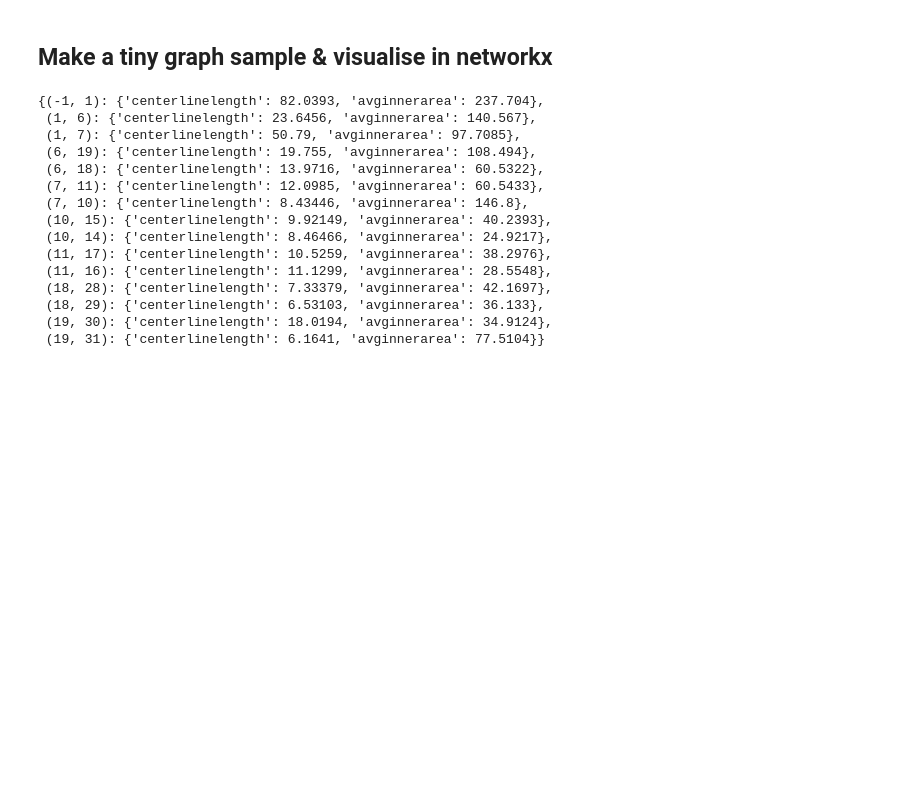
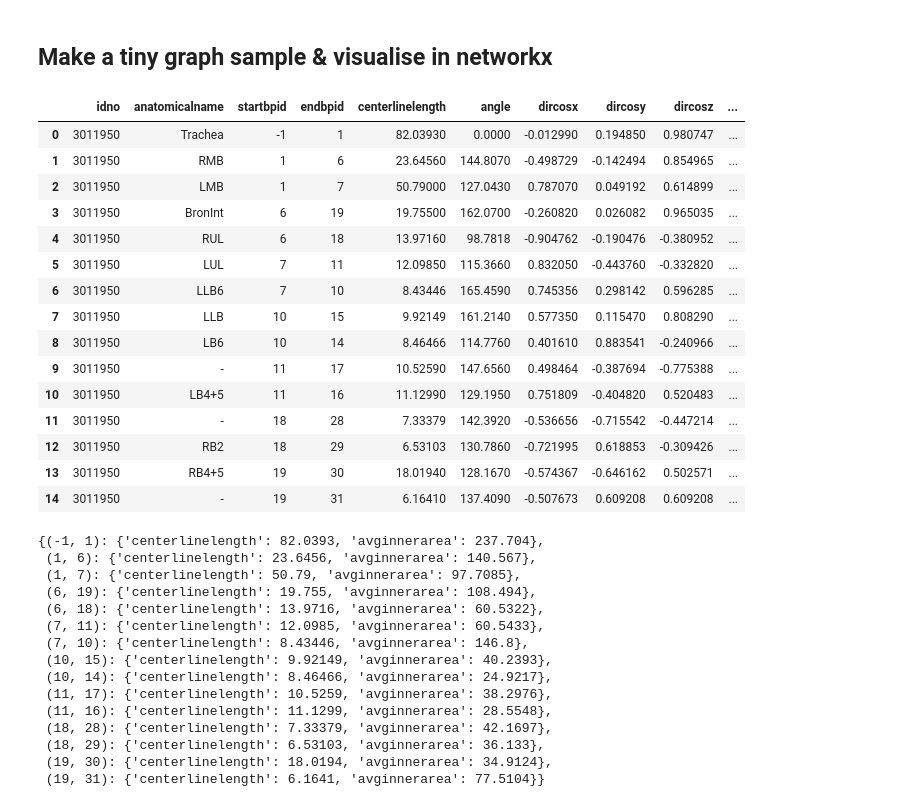
Before and after one commit to s-n-naik/airway_exploration, a Jupyter notebook: graph_test.ipynb, the cells around one changed output. Saved outputs shown, nothing was run; the diff lists cells and outputs as text; code cells hidden in the pictures; blank space fills up the shorter version.

```diff
--- a/graph_test.ipynb
+++ b/graph_test.ipynb
@@ -124,9 +124,29 @@ memory usage: 8.9+ MB
 single_test = pilot_df[(pilot_df.idno ==3011950) & (pilot_df.weibel_generation <= 3)].copy().reset_index().drop(columns='index')
 single_test.fillna(0, inplace=True)
 # %%
-single_test['x'] = (single_test.centerlinelength*single_test.dircosx).cumsum()
-single_test['y'] = (single_test.centerlinelength*single_test.dircosy).cumsum()
-single_test['z'] = (single_test.centerlinelength*single_test.dircosz).cumsum()
+# NODE FEATURES ARE WRONG!!!
+single_test['x_diff'] = (single_test.centerlinelength*single_test.dircosx)
+single_test['y_diff'] = (single_test.centerlinelength*single_test.dircosy)
+single_test['z_diff'] = (single_test.centerlinelength*single_test.dircosz)
+
+single_test
+# %% [output]
+|  | idno | anatomicalname | startbpid | endbpid | centerlinelength | angle | dircosx | dircosy | dircosz | ... |
+| 0 | 3011950 | Trachea | -1 | 1 | 82.03930 | 0.0000 | -0.012990 | 0.194850 | 0.980747 | ... |
+| 1 | 3011950 | RMB | 1 | 6 | 23.64560 | 144.8070 | -0.498729 | -0.142494 | 0.854965 | ... |
+| 2 | 3011950 | LMB | 1 | 7 | 50.79000 | 127.0430 | 0.787070 | 0.049192 | 0.614899 | ... |
+| 3 | 3011950 | BronInt | 6 | 19 | 19.75500 | 162.0700 | -0.260820 | 0.026082 | 0.965035 | ... |
+| 4 | 3011950 | RUL | 6 | 18 | 13.97160 | 98.7818 | -0.904762 | -0.190476 | -0.380952 | ... |
+| 5 | 3011950 | LUL | 7 | 11 | 12.09850 | 115.3660 | 0.832050 | -0.443760 | -0.332820 | ... |
+| 6 | 3011950 | LLB6 | 7 | 10 | 8.43446 | 165.4590 | 0.745356 | 0.298142 | 0.596285 | ... |
+| 7 | 3011950 | LLB | 10 | 15 | 9.92149 | 161.2140 | 0.577350 | 0.115470 | 0.808290 | ... |
+| 8 | 3011950 | LB6 | 10 | 14 | 8.46466 | 114.7760 | 0.401610 | 0.883541 | -0.240966 | ... |
+| 9 | 3011950 | - | 11 | 17 | 10.52590 | 147.6560 | 0.498464 | -0.387694 | -0.775388 | ... |
+| 10 | 3011950 | LB4+5 | 11 | 16 | 11.12990 | 129.1950 | 0.751809 | -0.404820 | 0.520483 | ... |
+| 11 | 3011950 | - | 18 | 28 | 7.33379 | 142.3920 | -0.536656 | -0.715542 | -0.447214 | ... |
+| 12 | 3011950 | RB2 | 18 | 29 | 6.53103 | 130.7860 | -0.721995 | 0.618853 | -0.309426 | ... |
+| 13 | 3011950 | RB4+5 | 19 | 30 | 18.01940 | 128.1670 | -0.574367 | -0.646162 | 0.502571 | ... |
+| 14 | 3011950 | - | 19 | 31 | 6.16410 | 137.4090 | -0.507673 | 0.609208 | 0.609208 | ... |
 # %%
 # nodes and features: TODO include all features relevant + NORMALISE
 nodes = list(zip(single_test.endbpid, single_test[['x', 'y', 'z','weibel_generation', 'angle']].to_dict(orient='records')))
```
Also changed, not shown: parts of 2 cells of this notebook, 1 other file.
